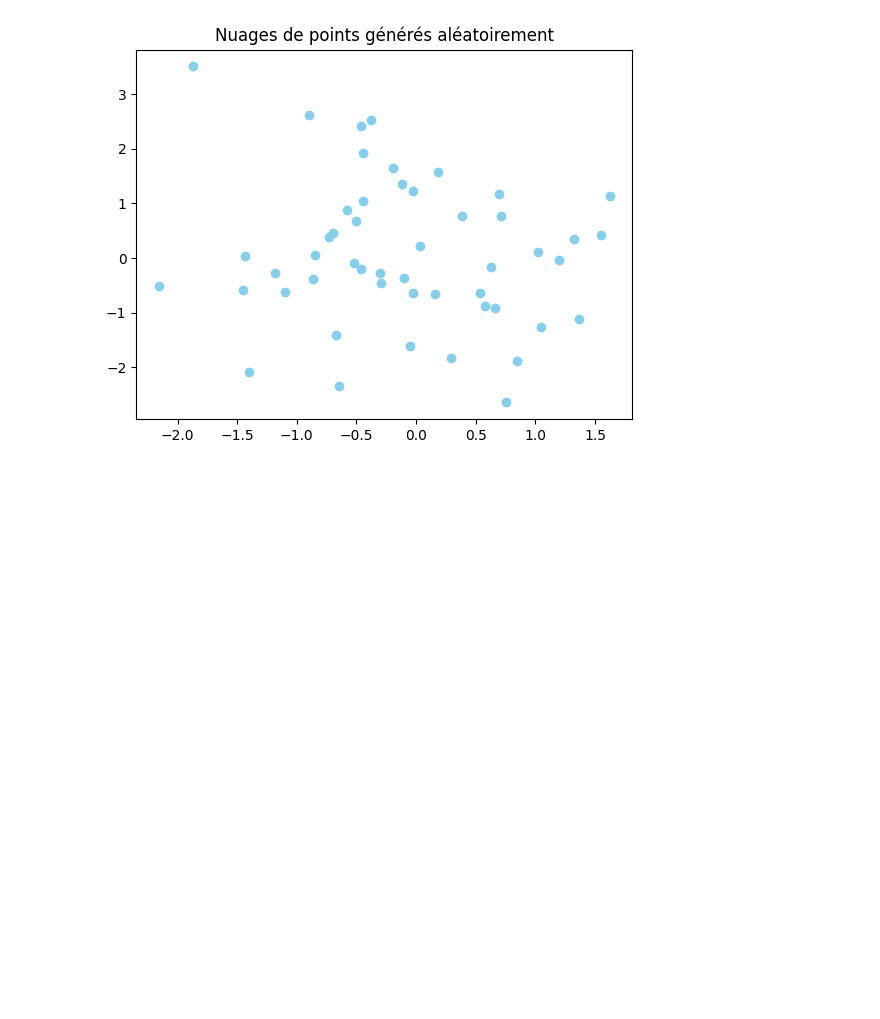
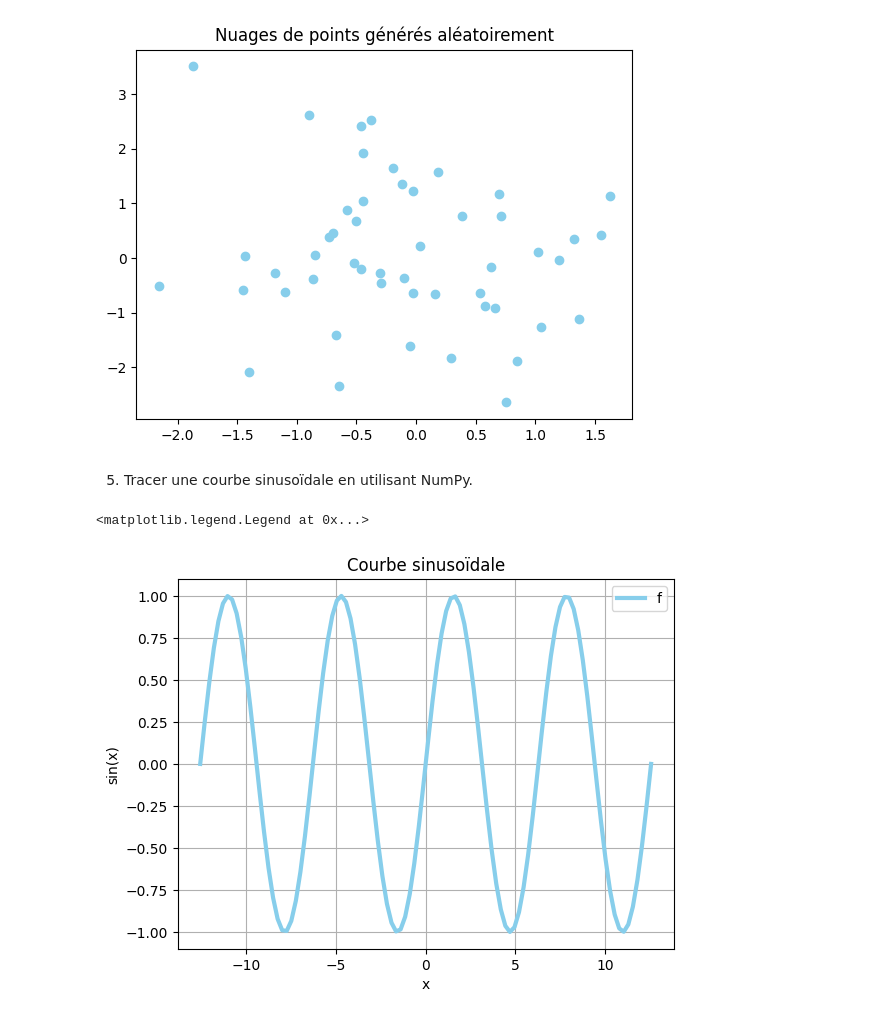
Before and after one commit to timdazayous/InitiationPython, a Jupyter notebook: exercices.ipynb, the cells around one changed output. Saved outputs shown, nothing was run; the diff lists cells and outputs as text; code cells hidden in the pictures; blank space fills up the shorter version.

Commit message:
courbe sinusoïdale

```diff
--- a/exercices.ipynb
+++ b/exercices.ipynb
@@ -187,3 +187,22 @@ plt.scatter(x, y, color="skyblue", )
 # %% [output]
 <matplotlib.collections.PathCollection at 0x...>
 [figure]
+# %% [markdown]
+5. Tracer une courbe sinusoïdale en utilisant NumPy.
+# %%
+# De -4pi à 4pi
+debut = -(4*np.pi)
+fin = 4*np.pi
+nbpoints = 100
+
+x = np.linspace(debut, fin, nbpoints)
+y = np.sin(x)
+plt.plot(x, y, "-", color="skyblue", lw=3)
+plt.title("Courbe sinusoïdale")
+plt.xlabel("x")
+plt.ylabel("sin(x)")
+plt.grid()
+plt.legend("f")
+# %% [output]
+<matplotlib.legend.Legend at 0x...>
+[figure, added]
```
